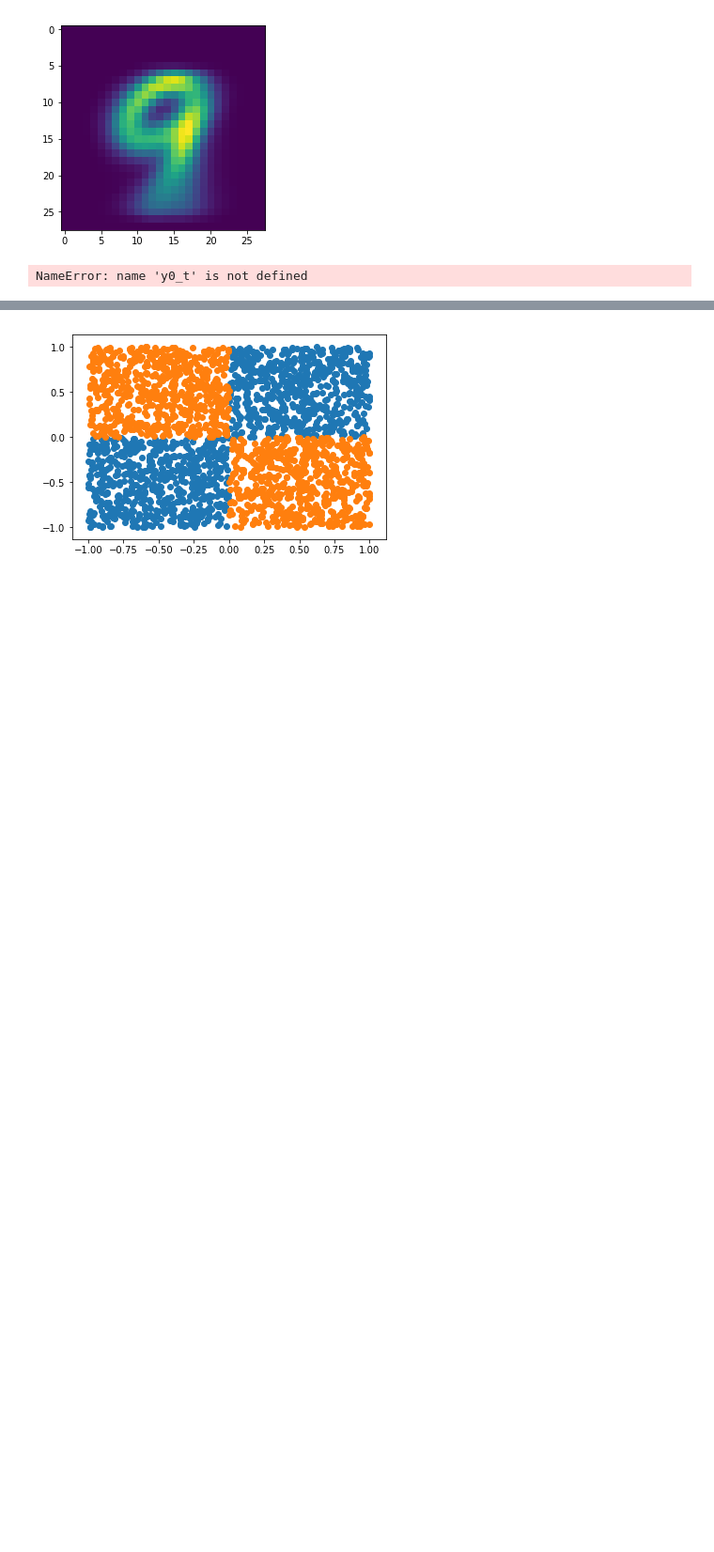
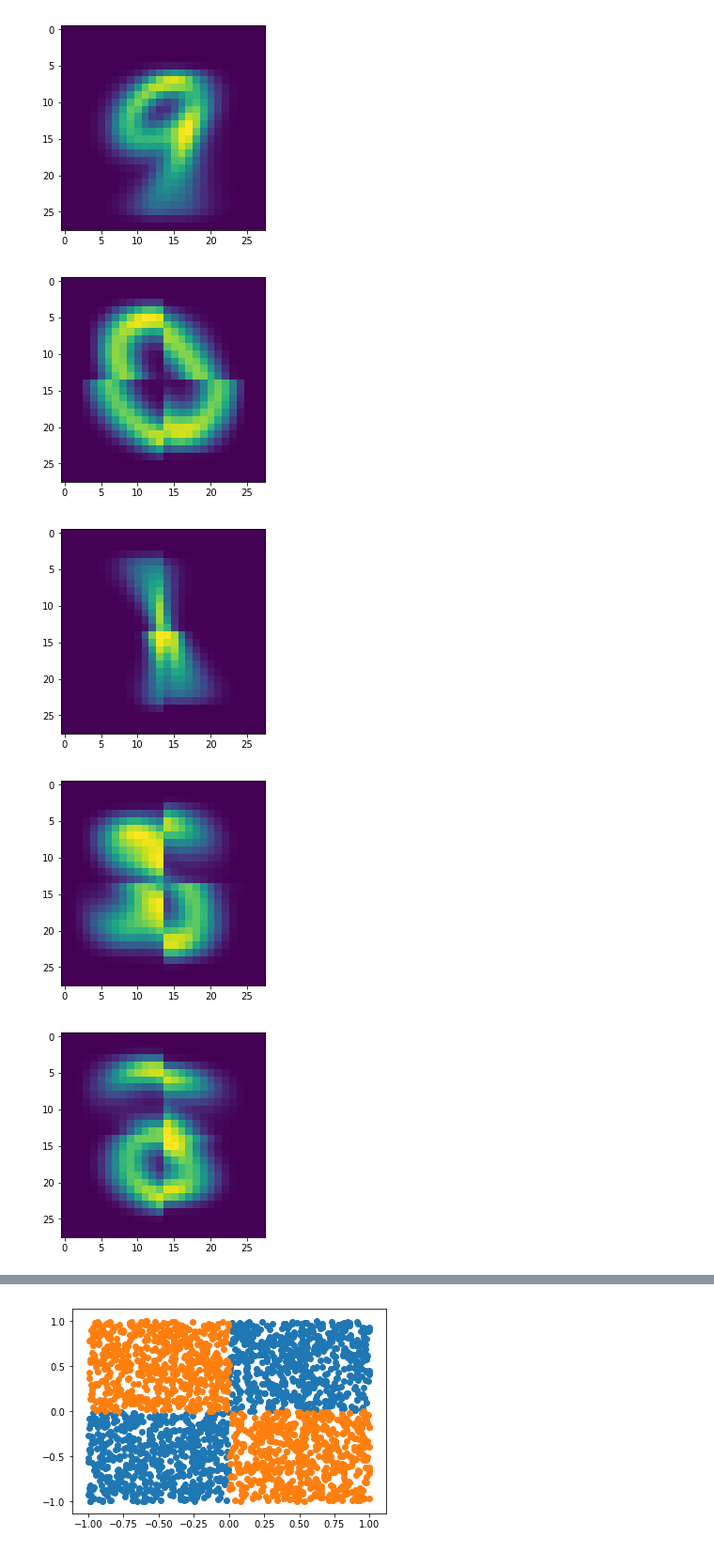
Before and after one commit to nitish-jaipuria/Udemy-Courses, a Jupyter notebook: Deep Learning Prerequisites - Udemy.ipynb, the cells around one changed output, grey strips where cells are left out. Shown at 94% size. Cells and saved outputs as stored; diff of their text form; code cells hidden in the pictures; blank space fills up the shorter version.

```diff
--- a/Deep Learning Prerequisites - Udemy.ipynb
+++ b/Deep Learning Prerequisites - Udemy.ipynb
@@ -224,18 +224,30 @@ for i in range(10) :
 # %%
 for i in range(10) :
     d = dr_data[ dr_data['label'] == i ]
     y = d.apply( lambda col : np.mean(col), axis = 0 )
     y0 = y[1:].reshape(28,28)
 
     for j in range(14):
-        for k in range(15):
-            y0_t[j,k]       = y0[27-j,k]
-            y0_t[27-j,k]    = y0[27-j,27-k]
-            y0_t[27-j,27-k] = y0[j,27-k]
-            y0_t[j,27-k]    = y0[j,k]
+        for k in range(14):
+            temp1 = y0[27-j,k]
+            temp2 = y0[27-j,27-k]
+            temp3 = y0[j,27-k]
+
+            # y0[j,k]       = y0[27-j,k]
+            # y0[27-j,k]    = y0[27-j,27-k]
+            # y0[27-j,27-k] = y0[j,27-k]
+            # y0[j,27-k]    = y0[j,k]
+
+            y0[27-j,k]    = temp2
+            y0[27-j,27-k] = temp3
+            y0[j,27-k]    = y0[j,k]
+            y0[j,k]       = temp1
 
     plt.figure()
-    plt.imshow(y0_t)
+    plt.imshow(y0)
     plt.show()
 # %% [output]
-NameError: name 'y0_t' is not defined
+[figure, added]
+[figure, added]
+[figure, added]
+[figure, added]
```
Also changed, not shown: parts of 5 cells of this notebook.
